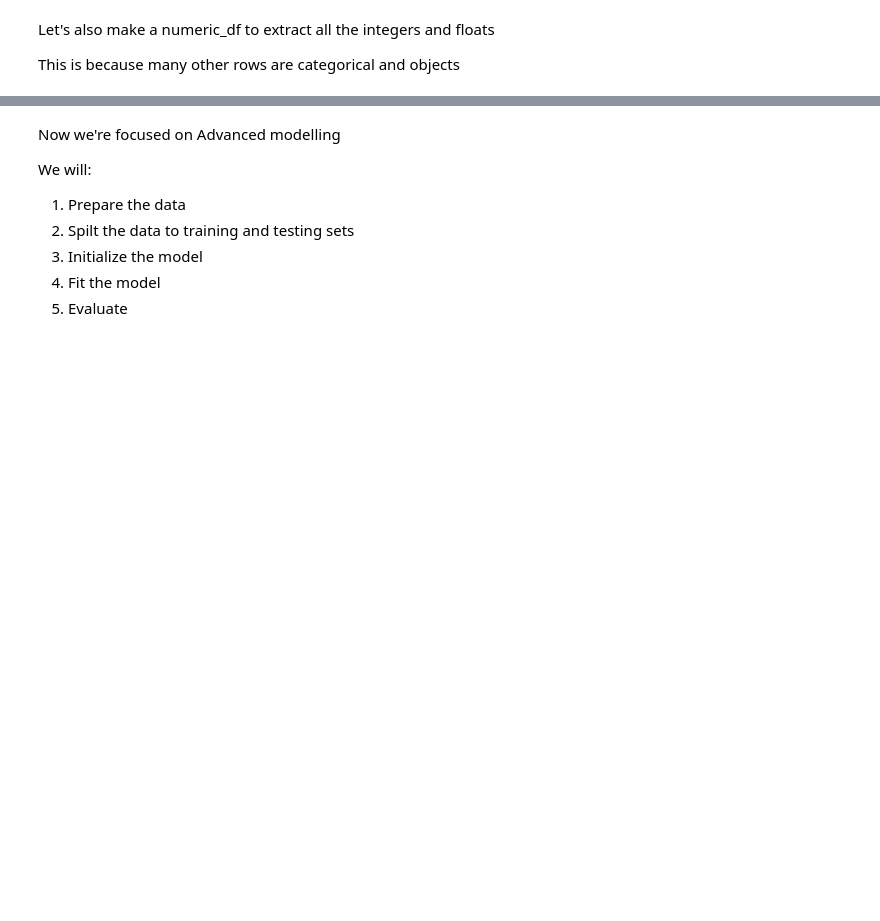
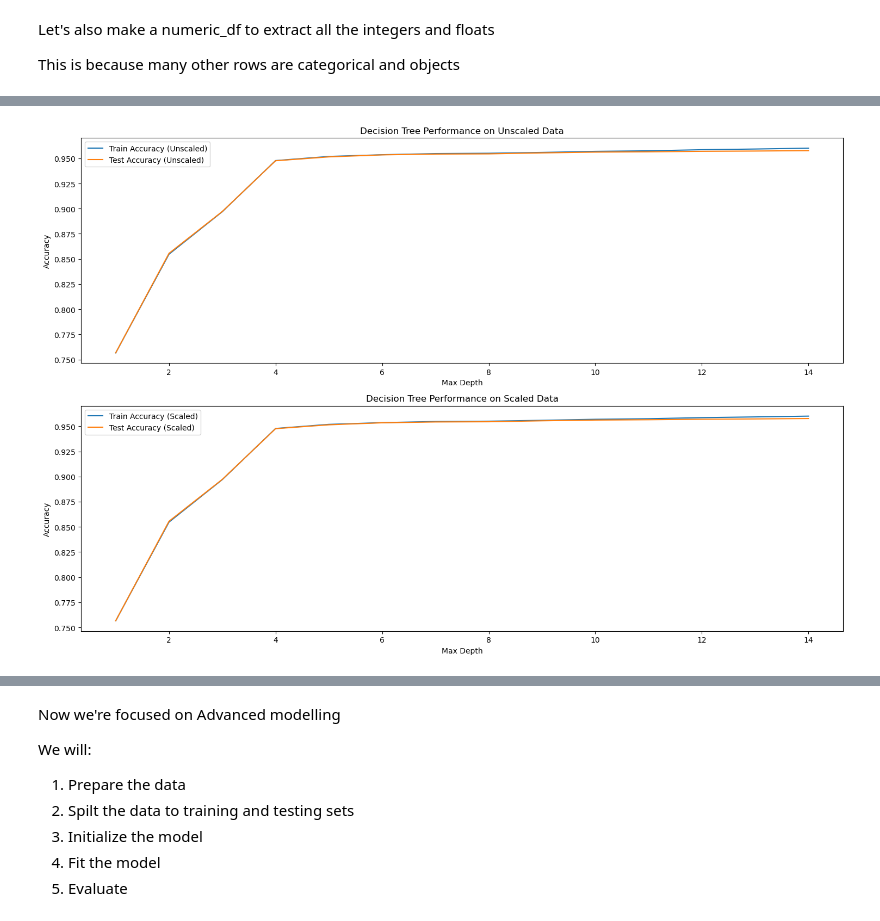
Before and after one commit to psmith1011/CS_UK_Immigration, a Jupyter notebook: Notebook_Code_Files/Book 4_CS_UK_Immigration_Psmith_Modelling.ipynb, the cells around one changed output, grey strips where cells are left out. Cells and saved outputs as stored; diff of their text form; code cells hidden in the pictures; blank space fills up the shorter version.

```diff
--- a/Notebook_Code_Files/Book 4_CS_UK_Immigration_Psmith_Modelling.ipynb
+++ b/Notebook_Code_Files/Book 4_CS_UK_Immigration_Psmith_Modelling.ipynb
@@ -141,0 +445,80 @@ This is because many other rows are categorical and objects
+# %%
+import pandas as pd
+from sklearn.model_selection import train_test_split
+from sklearn.tree import DecisionTreeClassifier
+from sklearn.preprocessing import StandardScaler
+import matplotlib.pyplot as plt
+
+# Assuming df_reduced_nat is loaded with your data
+
+# Step 1: Create the binary target variable
+# Combine 'Refused', 'Study Visa Issued', or 'Asylum Case' into a single binary target variable
+df_reduced_nat['Target'] = ((df_reduced_nat['Case outcome_Refused'] |
+                             df_reduced_nat['Case outcome_Study Visa Issued']) |
+                             df_reduced_nat['Case outcome_Asylum Case']).astype(int)
+
+# Step 2: Define features, excluding 'Age_Unknown' and any 'Case outcome_' related columns, and prepare X and y
+features = [col for col in df_reduced_nat.columns if col not in ['Age_Unknown', 'Target'] and not col.startswith('Case outcome_')]
+X = df_reduced_nat[features]
+y = df_reduced_nat['Target']
+
+# Step 3: Split the dataset into training and testing sets
+X_train, X_test, y_train, y_test = train_test_split(X, y, test_size=0.2, random_state=42)
+
+# Optional: Scale the data for comparison (not required for Decision Trees but shown here for educational purposes)
+scaler = StandardScaler()
+X_train_scaled = scaler.fit_transform(X_train)
+X_test_scaled = scaler.transform(X_test)
+
+# Initialize lists to store accuracies
+train_accs, test_accs = [], []
+train_accs_s, test_accs_s = [], []
+
+depth_values = range(1, 15)
+
+# Step 4: Train and evaluate Decision Tree model on unscaled data
+for d in depth_values:
+    dt = DecisionTreeClassifier(max_depth=d, random_state=42)
+    dt.fit(X_train, y_train)
+    train_accs.append(dt.score(X_train, y_train))
+    test_accs.append(dt.score(X_test, y_test))
+
+# Step 5: Train and evaluate the model on scaled data (for educational purposes)
+for d in depth_values:
+    dt_scaled = DecisionTreeClassifier(max_depth=d, random_state=42)
+    dt_scaled.fit(X_train_scaled, y_train)
+    train_accs_s.append(dt_scaled.score(X_train_scaled, y_train))
+    test_accs_s.append(dt_scaled.score(X_test_scaled, y_test))
+
+# Plotting the performance
+plt.figure(figsize=(15, 10))
+
+# Unscaled Data Plot
+plt.subplot(211)
+plt.plot(depth_values, train_accs, label='Train Accuracy (Unscaled)')
+plt.plot(depth_values, test_accs, label='Test Accuracy (Unscaled)')
+plt.legend()
+plt.xlabel('Max Depth')
+plt.ylabel('Accuracy')
+plt.title('Decision Tree Performance on Unscaled Data')
+
+# Scaled Data Plot
+plt.subplot(212)
+plt.plot(depth_values, train_accs_s, label='Train Accuracy (Scaled)')
+plt.plot(depth_values, test_accs_s, label='Test Accuracy (Scaled)')
+plt.legend()
+plt.xlabel('Max Depth')
+plt.ylabel('Accuracy')
+plt.title('Decision Tree Performance on Scaled Data')
+
+plt.tight_layout()
+plt.show()
+
+# Optional: Print classification report for chosen depth
+chosen_depth = 5  # Example, adjust based on observation
+dt_optimal = DecisionTreeClassifier(max_depth=chosen_depth, random_state=42)
+dt_optimal.fit(X_train, y_train)
+y_pred = dt_optimal.predict(X_test)
+print(classification_report(y_test, y_pred))
+# %% [output]
+[figure, added]
```
Also changed, not shown: parts of 31 cells of this notebook, 1 other file.
